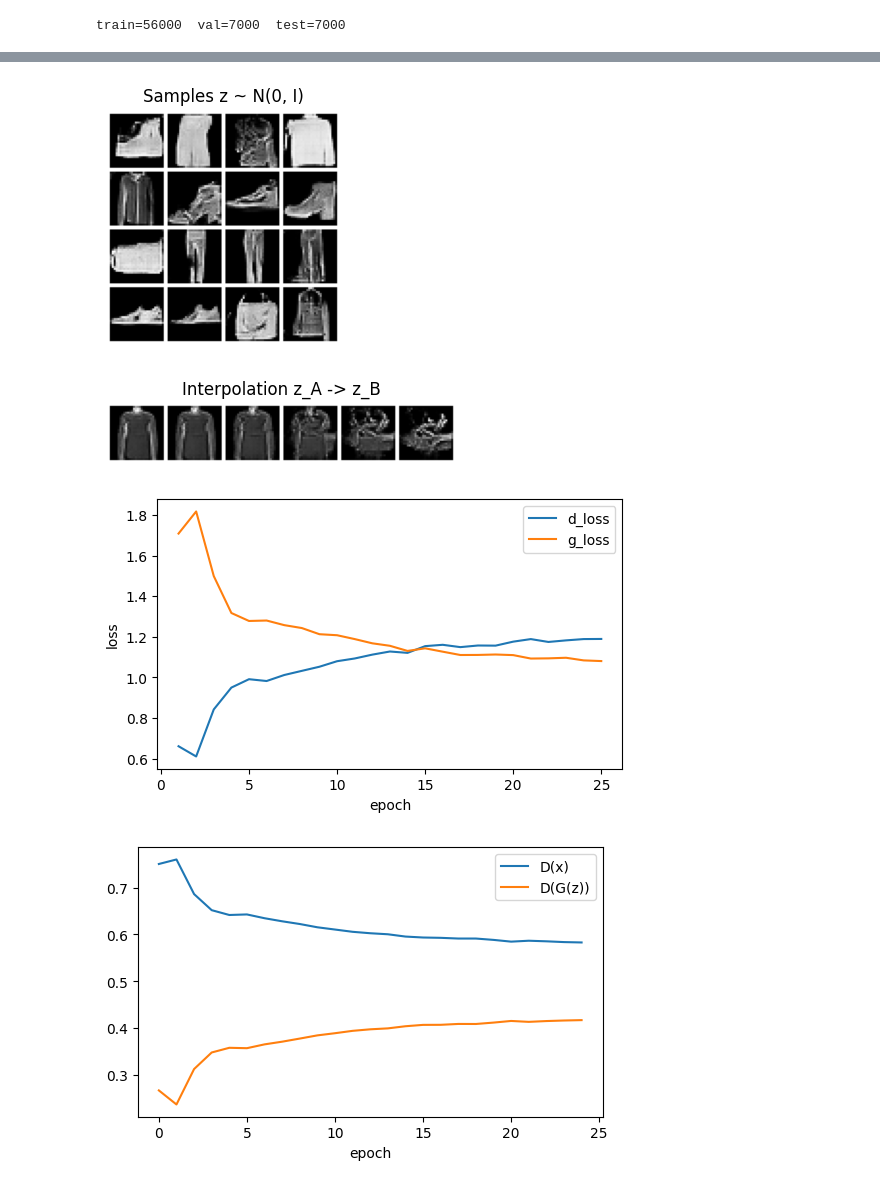
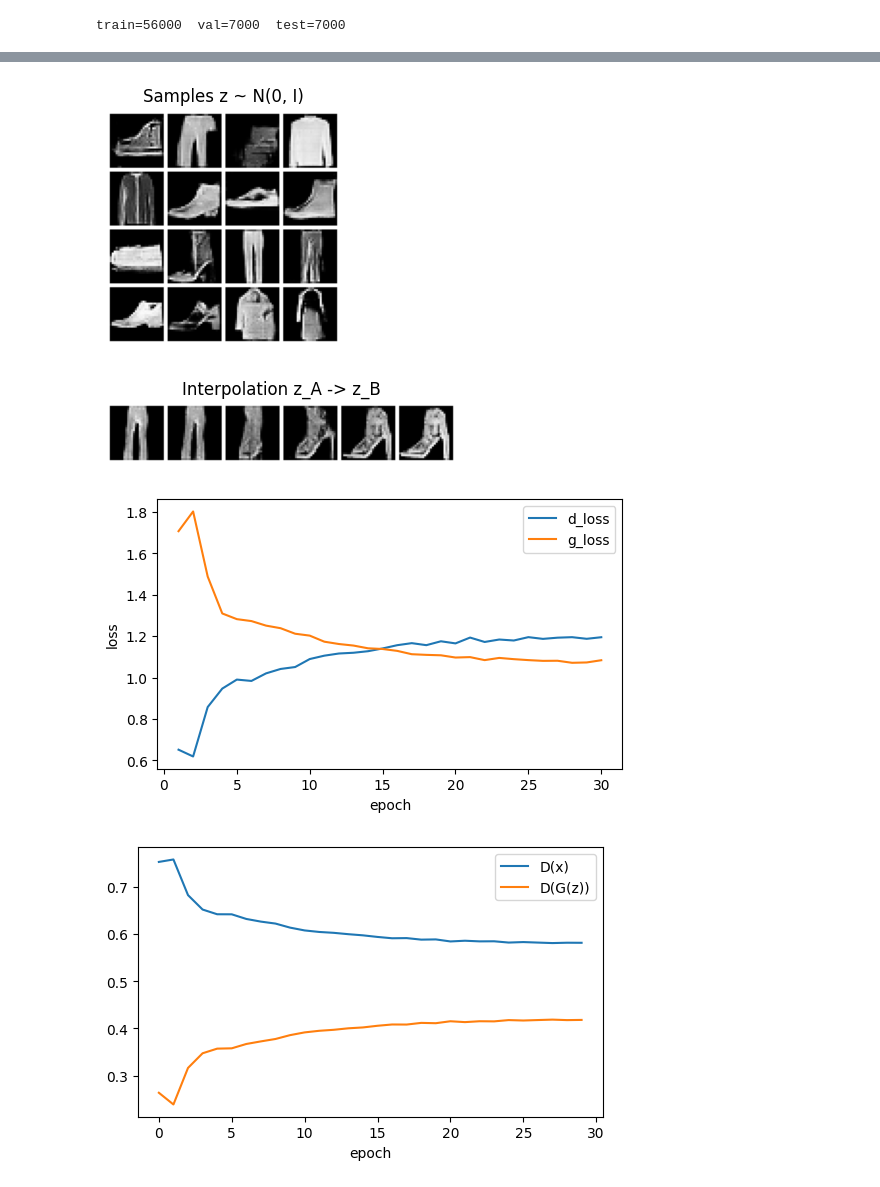
Before and after one commit to saaaileen/assignment_deeplearning, a Jupyter notebook: 05_dcgan.ipynb, the cells around one changed output, grey strips where cells are left out. Cells and saved outputs as stored; diff of their text form; code cells hidden in the pictures.

Commit message:
ft : train all models for 30 epochs and fix gan interpolation

```diff
--- a/05_dcgan.ipynb
+++ b/05_dcgan.ipynb
@@ -36,7 +36,7 @@ for d in (DATA_DIR, CKPT_DIR, FIG_DIR, RESULTS_DIR):
 BATCH_SIZE = 128
 ORIGINAL_DIM = 28 * 28
 NOISE_DIM = 100
-MAX_EPOCHS = 25
+MAX_EPOCHS = 30
 LEARN_RATE = 2e-4
 BETAS = (0.5, 0.999)
 # %%
@@ -292,24 +292,28 @@ print_results(results)
 # %%
 g = torch.Generator().manual_seed(SEED)
 z_fixed = torch.randn(16, NOISE_DIM, generator=g).to(device)
-z_a, z_b = torch.randn(2, NOISE_DIM, generator=g).to(device).chunk(2)
+z_pool = torch.randn(2000, NOISE_DIM, generator=g).to(device)
+with torch.no_grad():
+    pool = ((generator(z_pool) + 1) / 2).flatten(1)
+nearest = lambda x: z_pool[((pool - x.to(device).flatten(1)) ** 2).mean(1).argmin()].unsqueeze(0)
+z_a, z_b = nearest(x_a), nearest(x_b)
 with torch.no_grad():
     samples = ((generator(z_fixed) + 1) / 2).cpu()
     interp = ((generator(torch.cat([(1 - a) * z_a + a * z_b for a in ALPHAS])) + 1) / 2).cpu()
 
 show_grid(samples, nrow=4, title="Samples z ~ N(0, I)")
 show_grid(interp, nrow=len(ALPHAS), title="Interpolation z_A -> z_B")
 plot_history(history, ["d_loss", "g_loss"])
 plt.figure(figsize=(6, 3.5))
 plt.plot(history["d_real"], label="D(x)")
 plt.plot(history["d_fake"], label="D(G(z))")
 plt.xlabel("epoch")
 plt.legend()
 plt.show()
 # %% [output]
-[figure, old version]
+[figure, new version]
-[figure, old version]
+[figure, new version]
-[figure, old version]
+[figure, new version]
-[figure, old version]
+[figure, new version]
 # %%
 save_results(results, {"samples": samples, "interp": interp})
```
Also changed, not shown: parts of 2 cells of this notebook, 8 other files.
